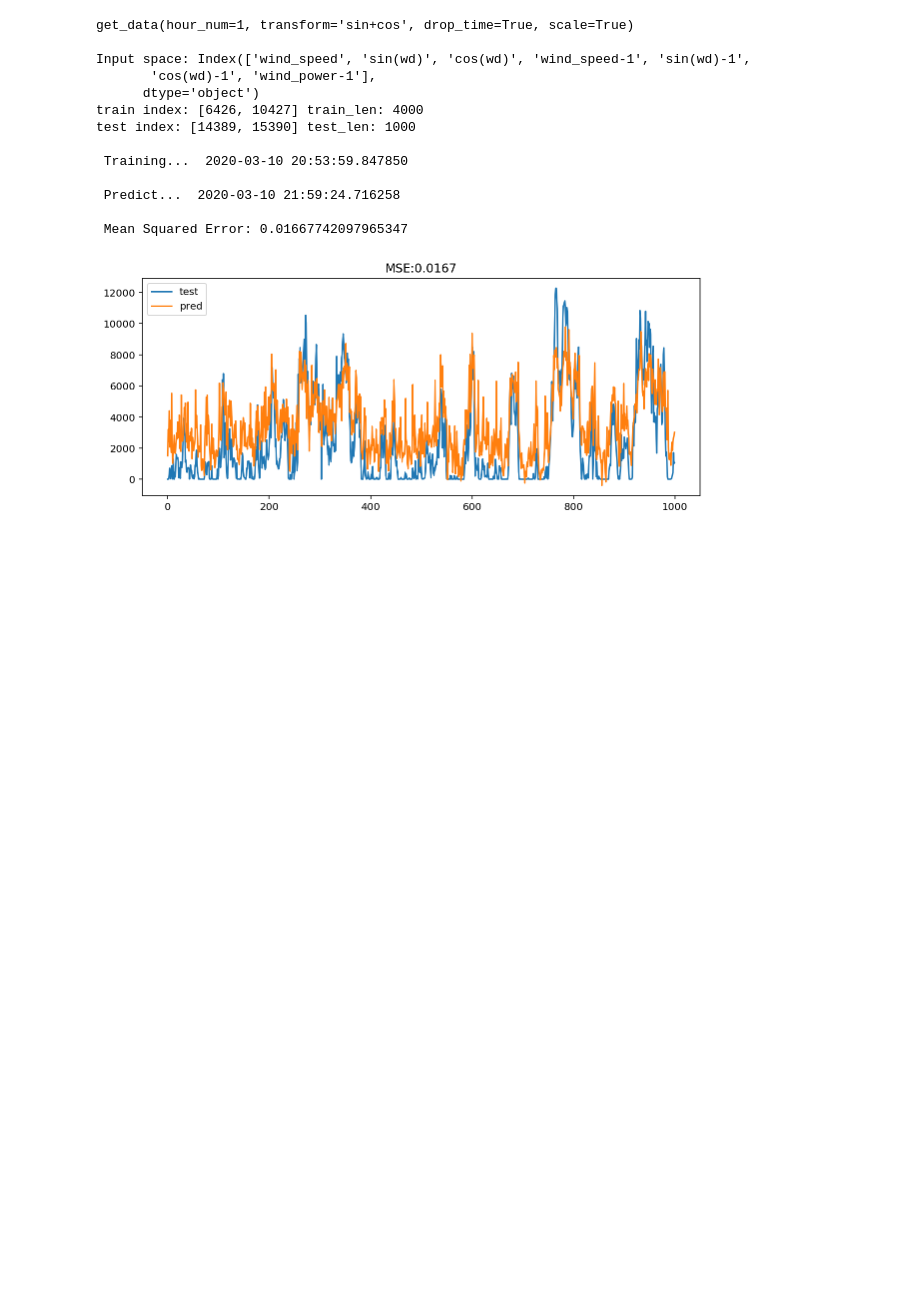
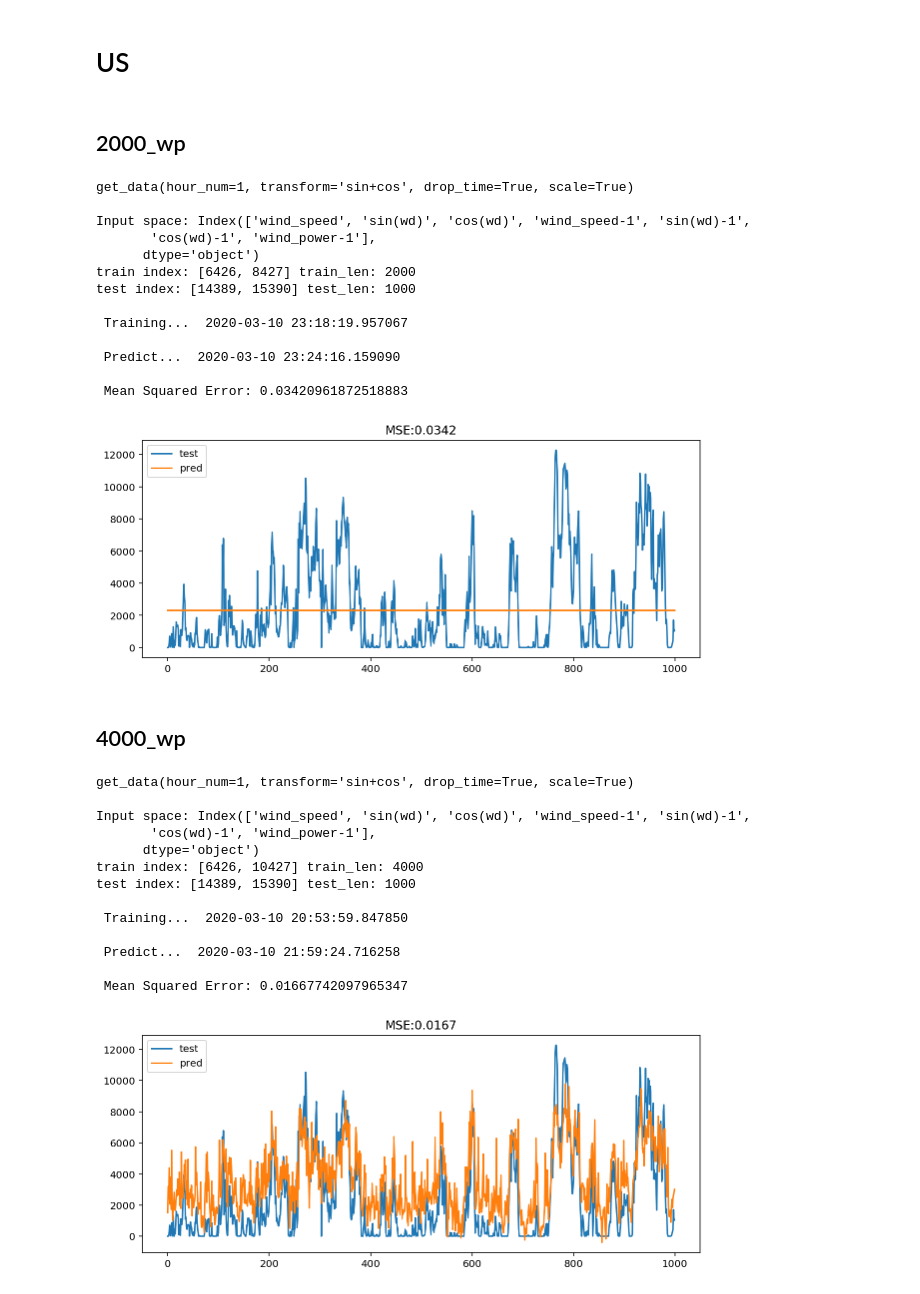
Before and after one commit to longdongchuan/ML_Project, a Jupyter notebook: ML - 2.1/SVR+/SVR+_test.ipynb, the cells around one changed output. Drawn from its saved outputs; the diff is of its cells as text; code cells hidden in the pictures; blank space fills up the shorter version.

Commit message:
test for svr+

```diff
--- a/ML - 2.1/SVR+/SVR+_test.ipynb
+++ b/ML - 2.1/SVR+/SVR+_test.ipynb
@@ -6,4 +6,48 @@ from utils import get_data, svr_plus
 %config InlineBackend.figure_format='retina'
+# %% [markdown]
+# US
+# %% [markdown]
+## 2000_wp
+# %%
+X_train, X_test, Y_train, Y_test ,Y_scaler= get_data(
+    hour_num=1, transform='sin+cos',
+    train_index=[6426,8427],
+    test_index=[14389,15390],
+    return_y_scaler=True)
+
+X_train = np.array(X_train)
+X_test = np.array(X_test)
+Y_train = np.array(Y_train).reshape(-1, 1)
+Y_test = np.array(Y_test).reshape(-1, 1)
+X_star = Y_train # X_star
+Parameters = {'C': 10,
+              'gamma_corSpace': 10,
+              'gamma_rbf': 1,
+              'gamma_rbf_corSpace': 10,
+              'epsilon': 0.1,
+              'tol': 0.0001}
+
+Y_preds = svr_plus(X_train, X_test, Y_train, Y_test,
+                   X_star, Parameters,
+                   Y_scaler=Y_scaler,return_y_pred=True)
+Y_preds.to_csv('result/US_wp_2000.csv')
+# %% [output]
+get_data(hour_num=1, transform='sin+cos', drop_time=True, scale=True)
+
+Input space: Index(['wind_speed', 'sin(wd)', 'cos(wd)', 'wind_speed-1', 'sin(wd)-1',
+       'cos(wd)-1', 'wind_power-1'],
+      dtype='object')
+train index: [6426, 8427] train_len: 2000
+test index: [14389, 15390] test_len: 1000
+
+ Training...  2020-03-10 23:18:19.957067
+
+ Predict...  2020-03-10 23:24:16.159090
+
+ Mean Squared Error: 0.03420961872518883
+[figure, added]
+# %% [markdown]
+## 4000_wp
 # %%
 X_train, X_test, Y_train, Y_test ,Y_scaler= get_data(
     hour_num=1, transform='sin+cos',
```
Also changed, not shown: parts of 8 cells of this notebook, 3 other files.
